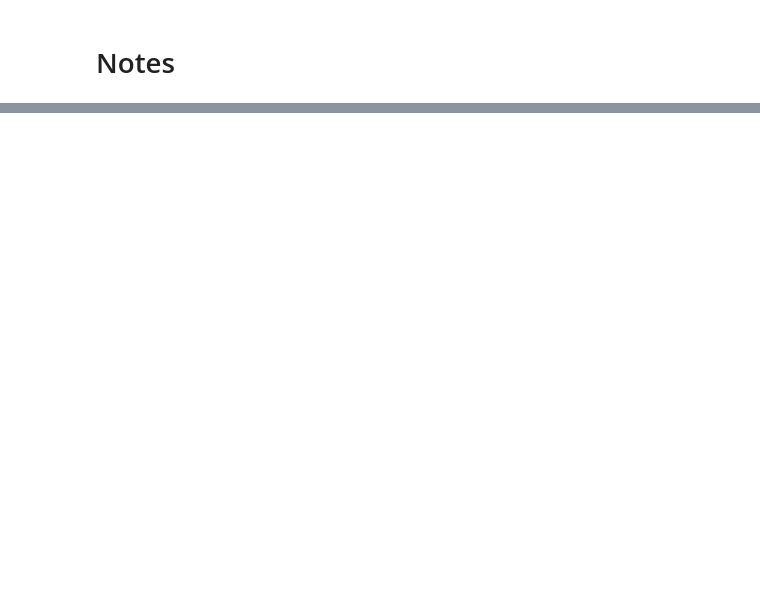
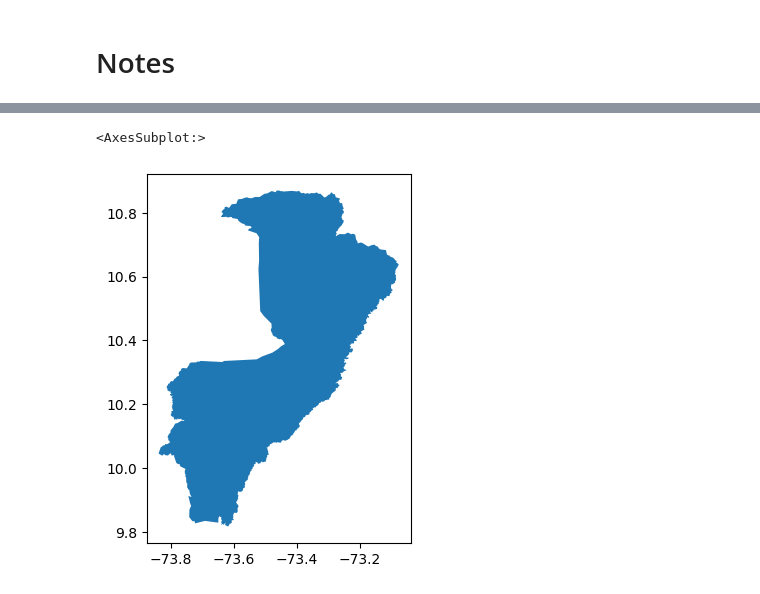
Before and after one commit to Data-Lama/pathogen_study_regions_generator, a Jupyter notebook: src/Notes Gonche.ipynb, the cells around one changed output, grey strips where cells are left out. Drawn from its saved outputs; the diff is of its cells as text; code cells hidden in the pictures; blank space fills up the shorter version.

```diff
--- a/src/Notes Gonche.ipynb
+++ b/src/Notes Gonche.ipynb
@@ -248,0 +75,5 @@ df
+# %%
+import geopandas
+
+muni = geopandas.read_file("/home/minigonche/Dropbox/Projects/malaria_mining/data/cleaned/geo/municipalities/municipalities.shp")
+muni
@@ -248,0 +163,5 @@ df
+# %%
+muni[muni.muni_id == 20001].plot()
+# %% [output]
+<AxesSubplot:>
+[figure, added]
```
Also changed, not shown: parts of 24 cells of this notebook, 49 other files.
